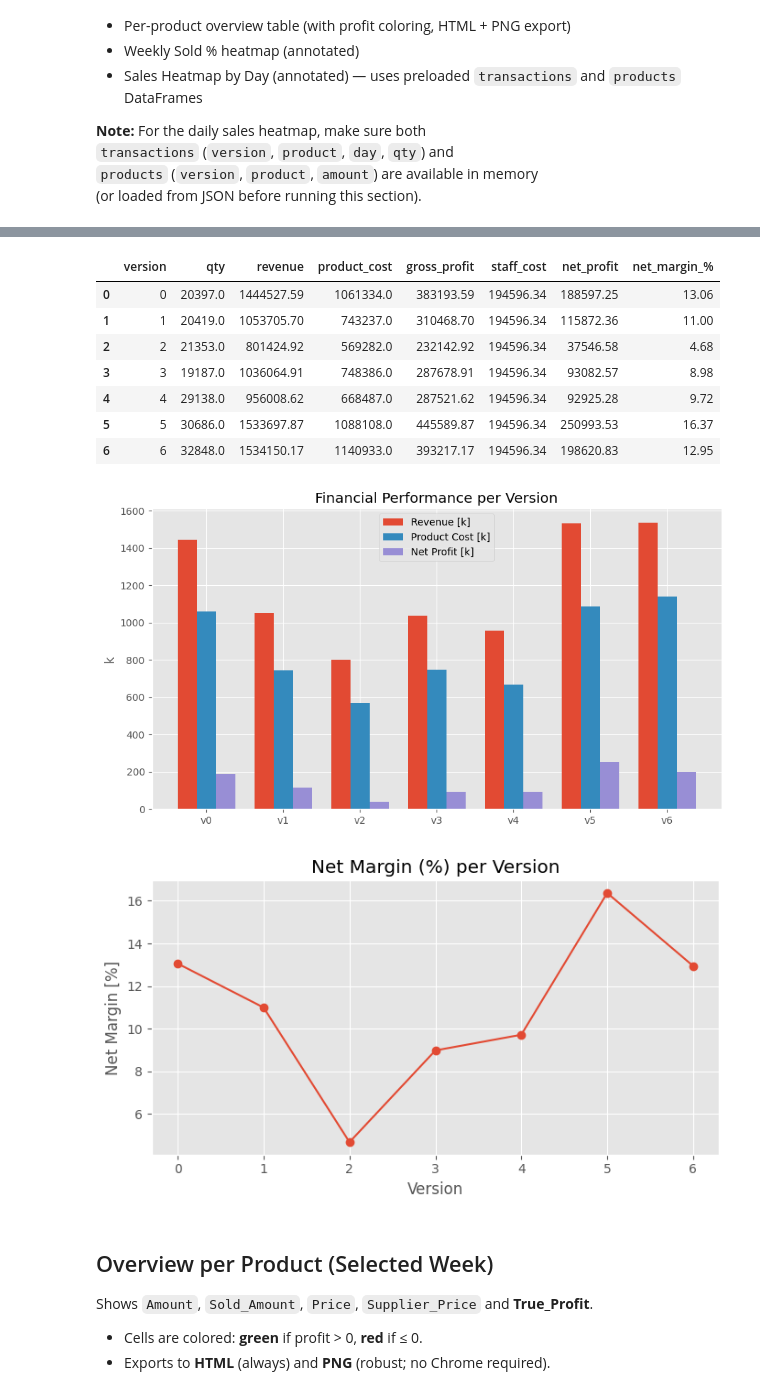
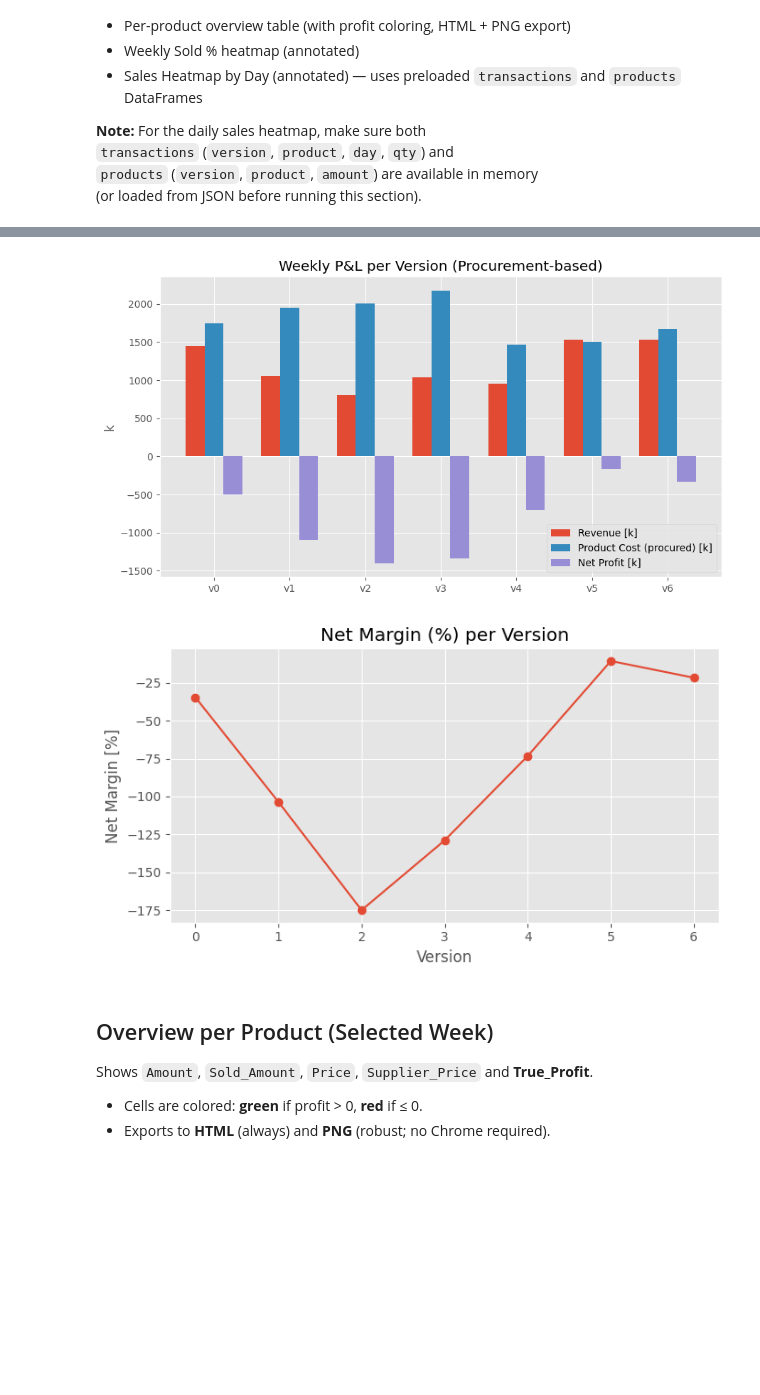
Before and after one commit to MaxEcks/IKT110_eckstein, a Jupyter notebook: portfolio/consulting/analysis.ipynb, the cells around one changed output, grey strips where cells are left out. Cells and saved outputs as stored; diff of their text form; code cells hidden in the pictures; blank space fills up the shorter version.

```diff
--- a/portfolio/consulting/analysis.ipynb
+++ b/portfolio/consulting/analysis.ipynb
@@ -104,10 +104,17 @@ df = (products
              on=["version","product"], how="left")
       .merge(supplier, on="product", how="left"))
 
-df["qty"] = df["qty"].fillna(0.0)
-df["revenue"] = df["qty"] * df["price"]
-df["product_cost"] = df["qty"] * df["supplier_price"]
-df["gross_profit"] = df["revenue"] - df["product_cost"]
+# Kosten auf Verkaufsbasis (COGS) – für Stückmargen:
+md["cogs_sold"] = md["qty"] * md["supplier_price"]
+
+# Beschaffungskosten dieser Woche (für P&L der Woche):
+md["procurement_cost"] = md["amount"] * md["supplier_price"]
+
+# Umsätze / Bruttogewinne je Sicht:
+md["revenue"] = md["qty"] * md["price"]
+md["gross_profit_sold"] = md["revenue"] - md["cogs_sold"]
+md["gross_profit_proc"] = md["revenue"] - md["procurement_cost"]
+
 
 print("Data merged.")
 display(df.head(3))
@@ -126,50 +133,41 @@ Data merged.
 # %%
 # === KPI Dashboard (correct staff cost aggregation) ==========================
 sum_core = (
-    md.groupby("version")[["qty","revenue","product_cost","gross_profit"]]
+    md.groupby("version")[["revenue","cogs_sold","procurement_cost","gross_profit_proc"]]
       .sum()
       .reset_index()
 )
 
 staff_once = (
     md.groupby("version")["version_staff_cost"]
       .max()  # exakt einmal pro Version
       .rename("staff_cost")
       .reset_index()
 )
 
 sumv = sum_core.merge(staff_once, on="version", how="left")
-sumv["net_profit"]   = sumv["gross_profit"] - sumv["staff_cost"]
-sumv["net_margin_%"] = np.where(sumv["revenue"]>0, sumv["net_profit"]/sumv["revenue"]*100, np.nan)
 
-display(sumv.round(2))
+# P&L der Woche: Einnahmen - Beschaffung dieser Woche - Staff
+sumv["net_profit"]   = sumv["gross_profit_proc"] - sumv["staff_cost"]
+sumv["net_margin_%"] = 100 * sumv["net_profit"] / sumv["revenue"]
 
 # === KPI Plots ===============================================================
 x = np.arange(len(sumv)); w = 0.25
-
 fig, ax = plt.subplots(figsize=(9,5))
-ax.bar(x-w, sumv["revenue"]/1000,  w, label="Revenue [k]")
-ax.bar(x,   sumv["product_cost"]/1000, w, label="Product Cost [k]")
-ax.bar(x+w, sumv["net_profit"]/1000,   w, label="Net Profit [k]")
+ax.bar(x-w, sumv["revenue"]/1000,          w, label="Revenue [k]")
+ax.bar(x,   sumv["procurement_cost"]/1000, w, label="Product Cost (procured) [k]")
+ax.bar(x+w, sumv["net_profit"]/1000,       w, label="Net Profit [k]")
 ax.set_xticks(x); ax.set_xticklabels([f"v{i}" for i in sumv["version"]])
-ax.set_ylabel("k"); ax.set_title("Financial Performance per Version")
+ax.set_ylabel("k"); ax.set_title("Weekly P&L per Version (Procurement-based)")
 ax.legend(); plt.tight_layout(); plt.show()
 
 plt.figure(figsize=(7,4))
 plt.plot(sumv["version"], sumv["net_margin_%"], marker="o")
 plt.title("Net Margin (%) per Version")
 plt.xlabel("Version"); plt.ylabel("Net Margin [%]"); plt.tight_layout(); plt.show()
 # %% [output]
-|  | version | qty | revenue | product_cost | gross_profit | staff_cost | net_profit | net_margin_% |
-| 0 | 0 | 20397.0 | 1444527.59 | 1061334.0 | 383193.59 | 194596.34 | 188597.25 | 13.06 |
-| 1 | 1 | 20419.0 | 1053705.70 | 743237.0 | 310468.70 | 194596.34 | 115872.36 | 11.00 |
-| 2 | 2 | 21353.0 | 801424.92 | 569282.0 | 232142.92 | 194596.34 | 37546.58 | 4.68 |
-| 3 | 3 | 19187.0 | 1036064.91 | 748386.0 | 287678.91 | 194596.34 | 93082.57 | 8.98 |
-| 4 | 4 | 29138.0 | 956008.62 | 668487.0 | 287521.62 | 194596.34 | 92925.28 | 9.72 |
-| 5 | 5 | 30686.0 | 1533697.87 | 1088108.0 | 445589.87 | 194596.34 | 250993.53 | 16.37 |
-| 6 | 6 | 32848.0 | 1534150.17 | 1140933.0 | 393217.17 | 194596.34 | 198620.83 | 12.95 |
-[figure, old version]
+[figure, new version]
-[figure, old version]
+[figure, new version]
 # %% [markdown]
 ## Overview per Product (Selected Week)
 
```
Also changed, not shown: parts of 2 cells of this notebook.
